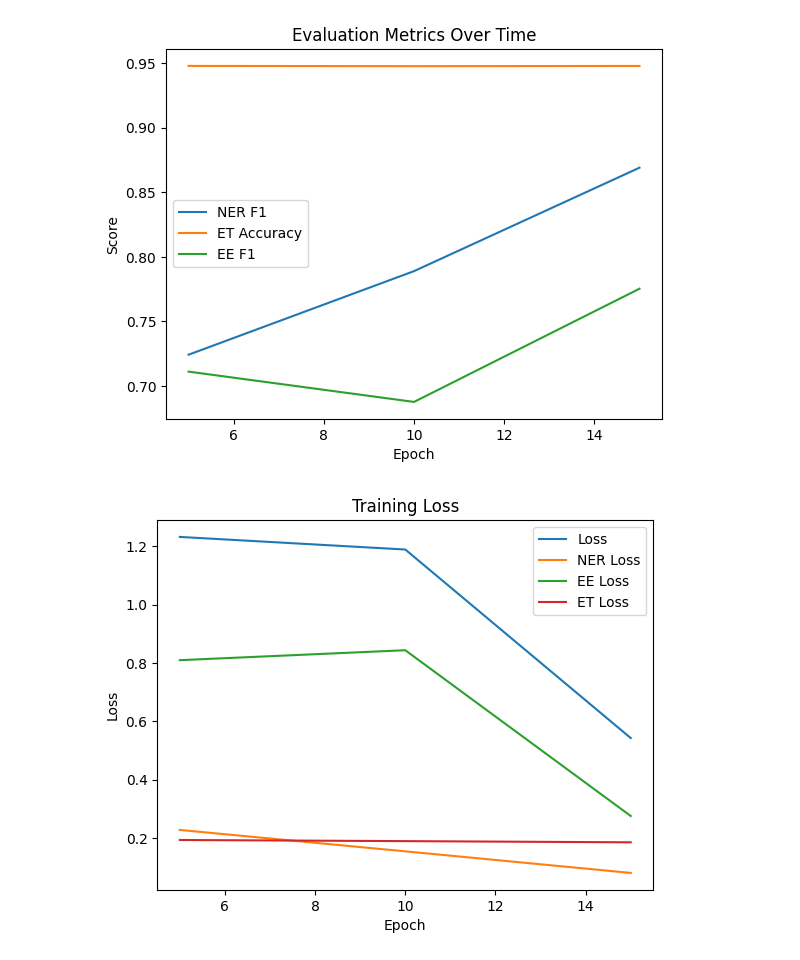
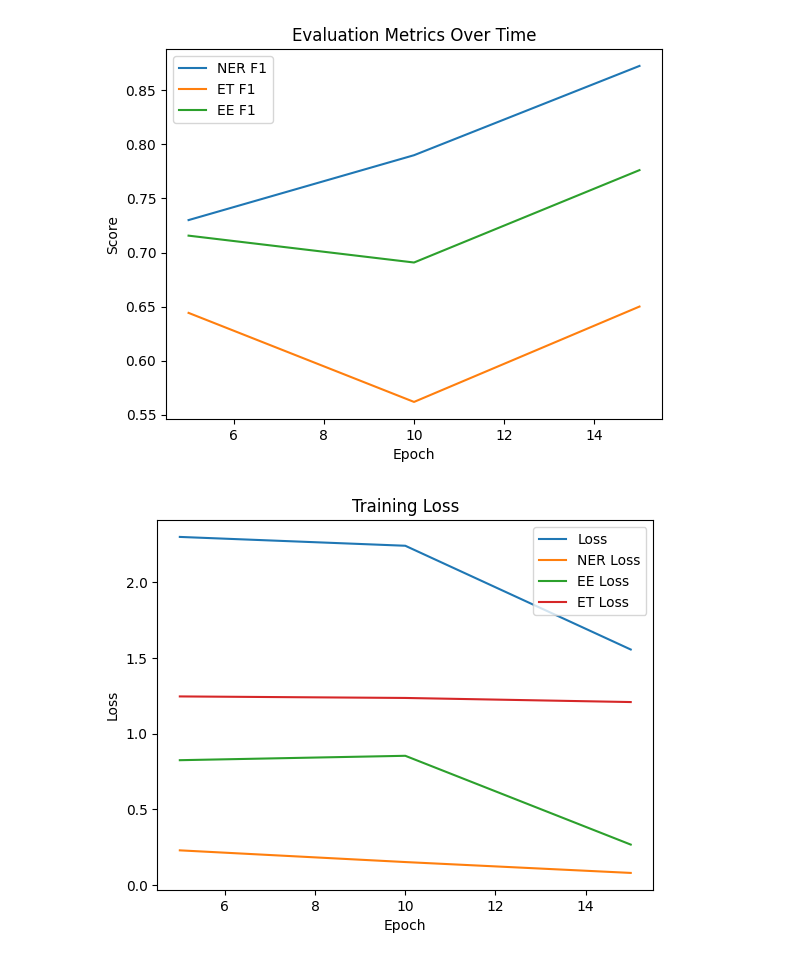
Before and after one commit to HarryRMorrison/GeoTKG, a Jupyter notebook: Train_TIE.ipynb, the cells around one changed output. Drawn from its saved outputs; the diff is of its cells as text; code cells hidden in the pictures.

```diff
--- a/Train_TIE.ipynb
+++ b/Train_TIE.ipynb
@@ -69,7 +69,9 @@ global_step = 0
 history = {#  Training
            "loss": [], "ner_loss":[], "et_loss":[], "ee_loss":[],
            #  Evaluation
-           "ner_f1": [], "et_acc": [], "ee_f1": [], "eval_loss":[], "ner_eval_loss": [], "et_eval_loss": [], "ee_eval_loss": []}
+           "ner_f1": [], "et_f1": [], "ee_f1": [], "eval_loss":[], "ner_eval_loss": [], "et_eval_loss": [], "ee_eval_loss": []}
+enclr = []
+nonenclr = []
 for epoch in range(NUM_EPOCHS):
     model.train()
     optimizer.zero_grad(set_to_none=True)
@@ -111,7 +113,8 @@ for epoch in range(NUM_EPOCHS):
         global_step += 1
 
     print(f"Epoch {epoch+1} done. Avg Loss: {loss_sum / steps_per_epoch:.4f}")
-
+    nonenclr.append(optimizer.param_groups[1]['lr'])
+    enclr.append(optimizer.param_groups[0]['lr'])
     # ---- unfreeze after warmup epochs ----
     if epoch + 1 == WARMUP_EPOCHS:
         for p in model.enc.parameters():
@@ -128,7 +131,7 @@ for epoch in range(NUM_EPOCHS):
         with torch.no_grad():
             batch_evaluation = model.evaluate_dataloader(eval_loader, id2label_ner, id2label_ee)
             history["ner_f1"].append(batch_evaluation["ner_f1"])
-            history["et_acc"].append(batch_evaluation["et_acc"])
+            history["et_f1"].append(batch_evaluation["et_f1"])
             history["ee_f1"].append(batch_evaluation["ee_f1"])
             history["eval_loss"].append(batch_evaluation["eval_loss"])
             history["ner_eval_loss"].append(batch_evaluation["ner_loss"])
@@ -139,5 +142,5 @@ for epoch in range(NUM_EPOCHS):
             history["et_loss"].append(et_loss_sum / steps_per_epoch)
             history["ee_loss"].append(ee_loss_sum / steps_per_epoch)
         model.save(f"results/tie_model/tie_model_epoch{epoch+1}.pt")
-        print(f"EPOCH{epoch+1} \nNER F1={batch_evaluation['ner_f1']:.4f},  ET ACC={batch_evaluation['et_acc']:.4f},  EE F1={batch_evaluation['ee_f1']:.4f}\nTrain Loss={loss_sum / steps_per_epoch:.4f},    Eval Loss={batch_evaluation['eval_loss']:.4f}\nNER Eval Loss={batch_evaluation['ner_loss']:.4f}, NER Train Loss={ner_loss_sum / steps_per_epoch:.4f}\nET Eval Loss={batch_evaluation['et_loss']:.4f},  ET Train Loss={et_loss_sum / steps_per_epoch:.4f}\nEE Eval Loss={batch_evaluation['ee_loss']:.4f},  EE Train Loss={ee_loss_sum / steps_per_epoch:.4f}")
+        print(f"EPOCH{epoch+1} \nNER F1={batch_evaluation['ner_f1']:.4f},  ET F1={batch_evaluation['et_f1']:.4f},  EE F1={batch_evaluation['ee_f1']:.4f}\nTrain Loss={loss_sum / steps_per_epoch:.4f},    Eval Loss={batch_evaluation['eval_loss']:.4f}\nNER Eval Loss={batch_evaluation['ner_loss']:.4f}, NER Train Loss={ner_loss_sum / steps_per_epoch:.4f}\nET Eval Loss={batch_evaluation['et_loss']:.4f},  ET Train Loss={et_loss_sum / steps_per_epoch:.4f}\nEE Eval Loss={batch_evaluation['ee_loss']:.4f},  EE Train Loss={ee_loss_sum / steps_per_epoch:.4f}")
 # %% [output]
@@ -187,18 +190,18 @@ with open("results/tie_model/history.json", "w") as f:
 # %%
 import matplotlib.pyplot as plt
 
 x = list(range(5, 16, 5))
 
 plt.plot(x, history["ner_f1"], label="NER F1")
-plt.plot(x, history["et_acc"], label="ET Accuracy")
+plt.plot(x, history["et_f1"], label="ET F1")
 plt.plot(x, history["ee_f1"], label="EE F1")
 plt.xlabel("Epoch")
 plt.ylabel("Score")
 plt.title("Evaluation Metrics Over Time")
 plt.legend()
 plt.show()
 # %% [output]
-[figure, old version]
+[figure, new version]
 # %%
 plt.plot(x, history["loss"], label="Loss")
 plt.plot(x, history["ner_loss"], label="NER Loss")
@@ -210,7 +213,7 @@ plt.ylabel("Loss")
 plt.title("Training Loss")
 plt.show()
 # %% [output]
-[figure, old version]
+[figure, new version]
 # %%
 plt.plot(x, history["eval_loss"], label="Loss")
 plt.plot(x, history["ner_eval_loss"], label="NER Loss")
```
Also changed, not shown: parts of 5 cells of this notebook, 4 other files.
